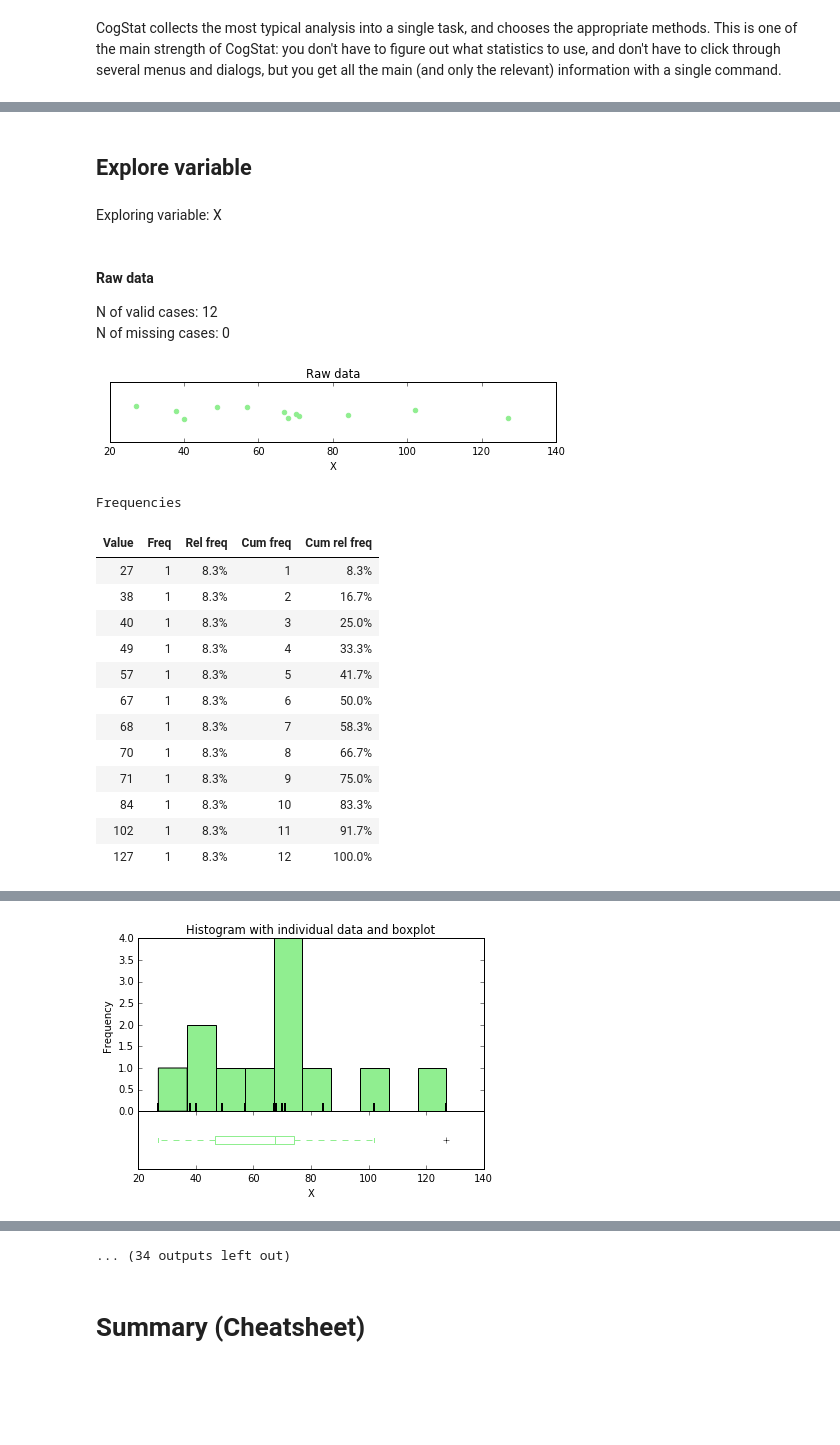
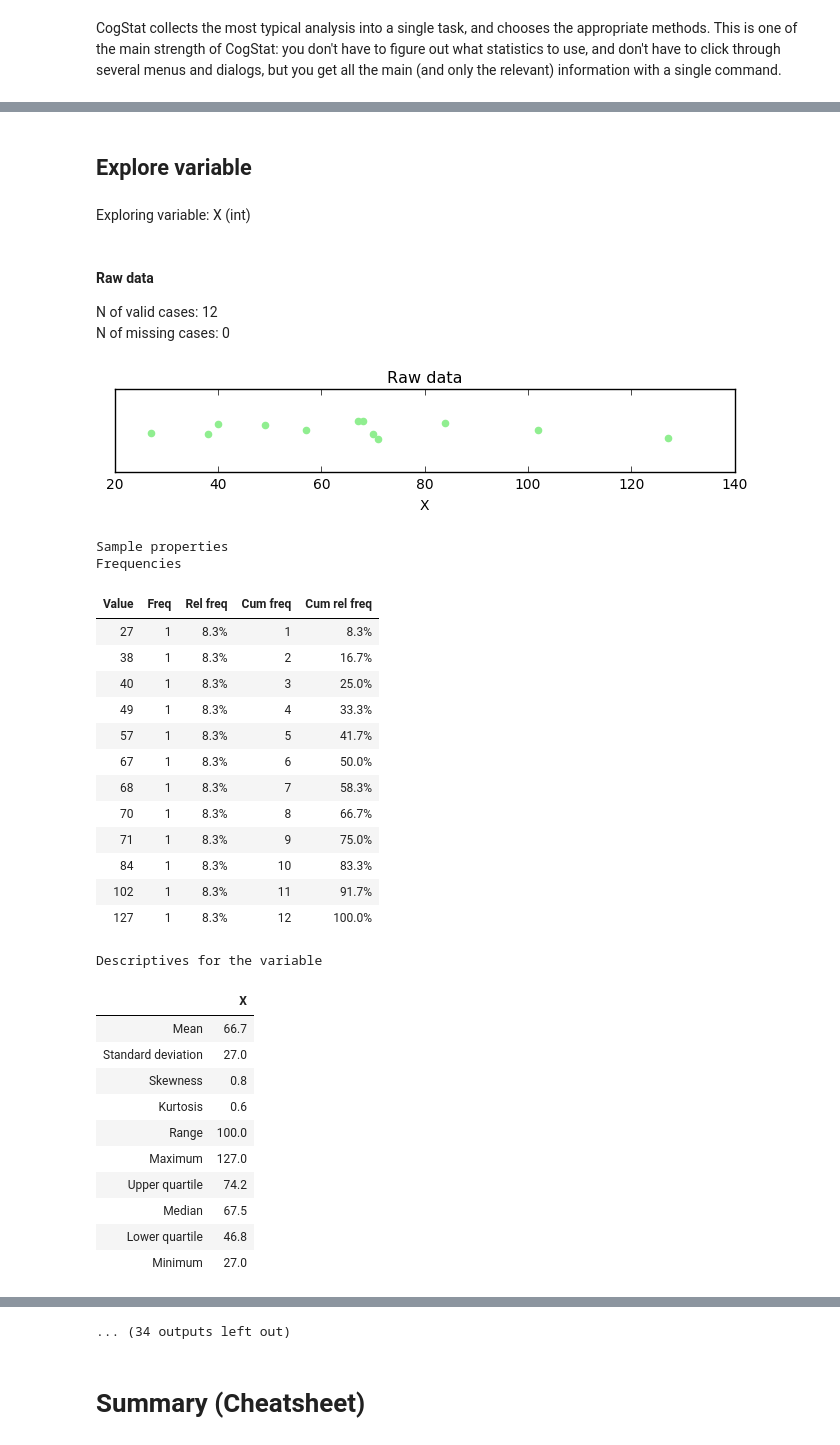
Before and after one commit to cogstat/cogstat, a Jupyter notebook: cogstat/docs/CogStat IPython Notebook tutorial.ipynb, the cells around one changed output, grey strips where cells are left out. Drawn from its saved outputs; the diff is of its cells as text; code cells hidden in the pictures; blank space fills up the shorter version.

```diff
--- a/cogstat/docs/CogStat IPython Notebook tutorial.ipynb
+++ b/cogstat/docs/CogStat IPython Notebook tutorial.ipynb
@@ -395,36 +423,37 @@ cs.display(data.explore_variable_pair('X', 'Y'))
 
 ### Compare variables ###
 # Specify two or more variables to compare
 cs.display(data.compare_variables(['X', 'Y']))
 
 ### Compare groups ###
 # Specify a dependent and a grouping variable
-cs.display(data.compare_groups('X', grouping_variable='TIME'))
+cs.display(data.compare_groups('X', grouping_variables=['TIME']))
 # %% [output]
 Data
 Source: text file - /usr/local/lib/python2.7/dist-packages/cogstat/sample_data/example2.csv
 9 variables and 12 cases
 |  | CASE | TIME | TIME3 | CONDITION | CONDITION2 | CONDITION3 | X | Y | Z |
 | Type | num | str | str | str | str | str | num | num | num |
 | Level | int | nom | nom | nom | nom | nom | int | int | ord |
 |  | 1 | day | a | A | A | A | 102 | 123 | 32 |
 |  | 2 | day | a | B | A | B | 70 | 76 | 76 |
 |  | 3 | night | a | A | A | B | 27 | 67 | 34 |
 |  | 4 | night | a | B | B | B | 38 | 87 | 345 |
 |  | 5 | day | a | A | B | A | 67 | 76 | 356 |
 |  | 6 | day | a | B | B | A | 127 | 75 | 657 |
 |  | 7 | night | s | A | B | A | 68 | 76 | 659 |
 |  | 8 | night | s | B | B | B | 49 | 46 | 758 |
 |  | 9 | day | d | A | A | A | 57 | 75 | 67 |
 |  | 10 | day | d | B | B | B | 71 | 75 | 7 |
 |  | 11 | night | d | A | A | A | 40 | 65 | 76 |
 |  | 12 | night | d | B | B | B | 84 | 76 | 87 |
 Explore variable
-Exploring variable: X
+Exploring variable: X (int)
 Raw data
 N of valid cases: 12
 N of missing cases: 0
-[figure, old version]
+[figure, new version]
+Sample properties
 Frequencies
 | Value | Freq | Rel freq | Cum freq | Cum rel freq |
 | 27 | 1 | 8.3% | 1 | 8.3% |
@@ -439,3 +468,15 @@ Frequencies
 | 84 | 1 | 8.3% | 10 | 83.3% |
 | 102 | 1 | 8.3% | 11 | 91.7% |
 | 127 | 1 | 8.3% | 12 | 100.0% |
+Descriptives for the variable
+|  | X |
+| Mean | 66.7 |
+| Standard deviation | 27.0 |
+| Skewness | 0.8 |
+| Kurtosis | 0.6 |
+| Range | 100.0 |
+| Maximum | 127.0 |
+| Upper quartile | 74.2 |
+| Median | 67.5 |
+| Lower quartile | 46.8 |
+| Minimum | 27.0 |
@@ -444 +486,0 @@ Distribution
-[figure, old version]
@@ -455,4 +487,4 @@ Shapiro-Wilk normality test in variable X: W = 0.95, p = 0.635
-... (34 outputs left out)
+... (34 outputs left out)
 # %% [markdown]
 # Summary (Cheatsheet)
 # %%
```
Also changed, not shown: parts of 7 cells of this notebook.
